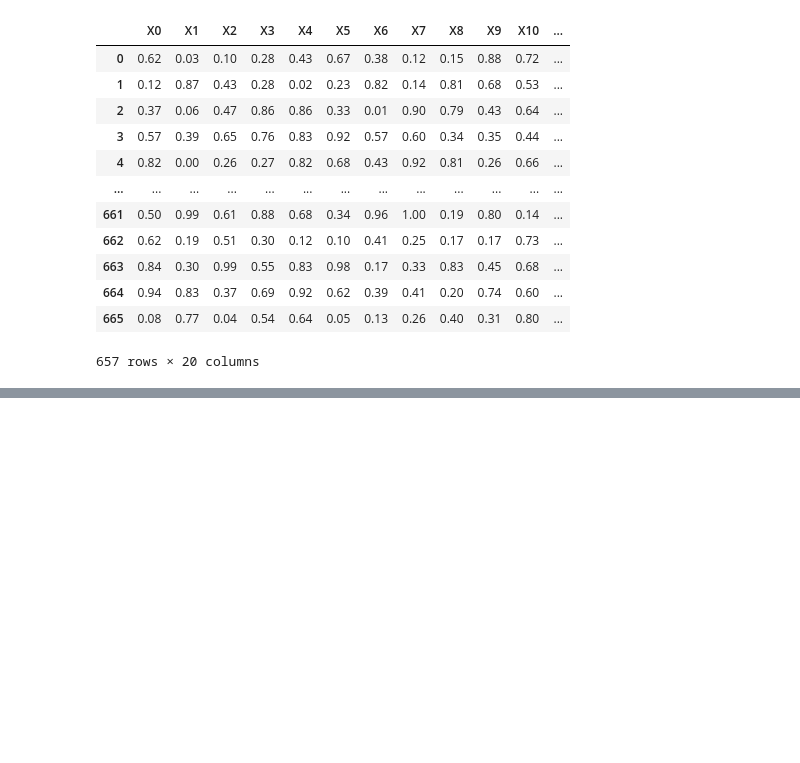
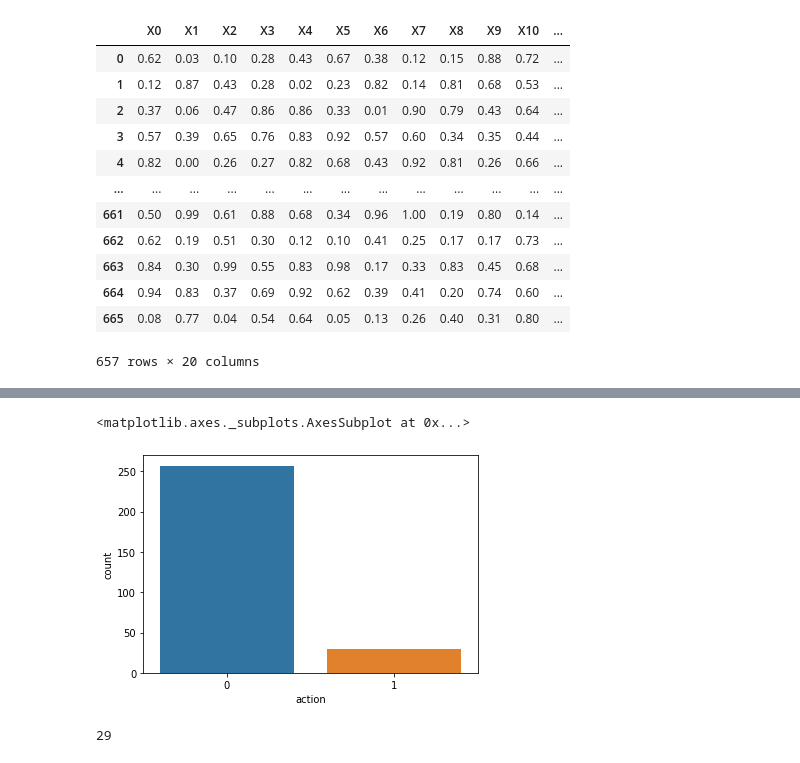
Before and after one commit to jonghyunlee1993/DigitalHealthAI-Hackathon, a Jupyter notebook: auto_encoder_regression.ipynb, the cells around one changed output, grey strips where cells are left out. Drawn from its saved outputs; the diff is of its cells as text; code cells hidden in the pictures; blank space fills up the shorter version.

```diff
--- a/auto_encoder_regression.ipynb
+++ b/auto_encoder_regression.ipynb
@@ -112,0 +123,2 @@ plt.plot(history.history['val_loss'])
+# %%
+model.load_weights(checkpoint_path)
@@ -112,0 +127,7 @@ plt.plot(history.history['val_loss'])
+# %%
+# from google.colab import files
+# file = files.upload()
+
+test_data = pd.read_csv("test_data (1).csv")
+test_data = test_data.iloc[:, 1:]
+test_data
@@ -112,0 +191,21 @@ plt.plot(history.history['val_loss'])
+# %%
+pred = model.predict(test_data)
+
+results = []
+num_data = int(len(test_data) / 2) - 1
+print(num_data)
+
+for idx in range(len(pred)):
+    if idx > num_data:
+        break
+    else:
+        # if pred[idx] > pred[idx + num_data]:
+        # 치료의 기준을 더 엄격하게...?
+        if pred[idx + num_data] - pred[idx] >= 3:
+            results.append(1)
+        else:
+            results.append(0)
+
+result = pd.DataFrame(zip(list(range(287)), results), columns=['Title', 'action'])
+# result.to_csv('./result/lgb_result_change_thres.csv', index=False)
+result
@@ -112,0 +233,9 @@ plt.plot(history.history['val_loss'])
+# %%
+sns.countplot(result.action)
+# %% [output]
+<matplotlib.axes._subplots.AxesSubplot at 0x...>
+[figure, added]
+# %%
+np.sum(result.action == 1)
+# %% [output]
+29
```
Also changed, not shown: parts of 12 cells of this notebook, 2 other files.
